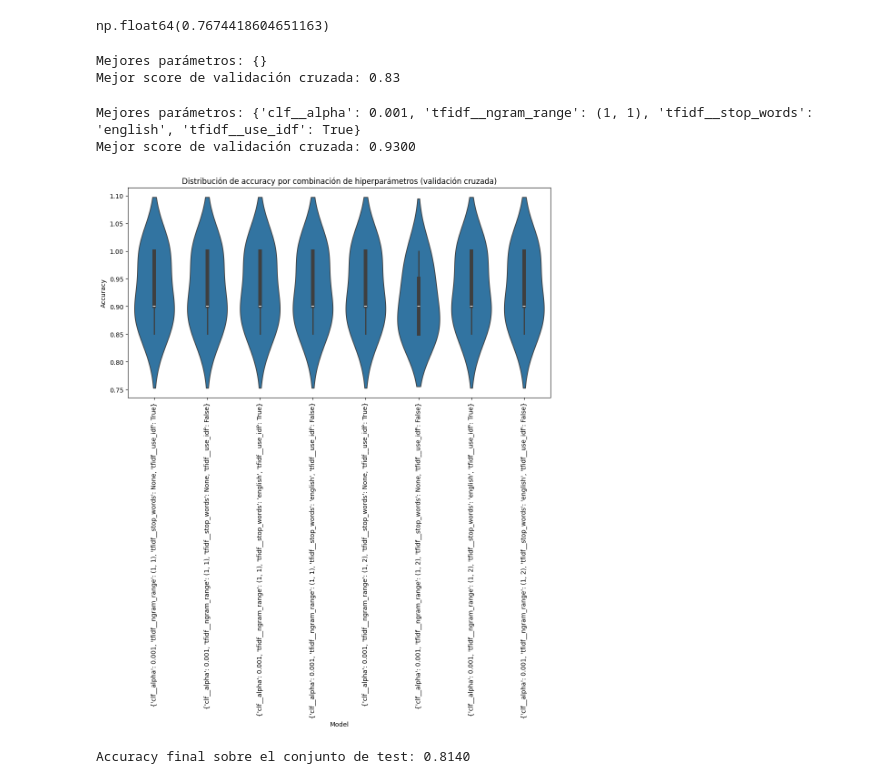
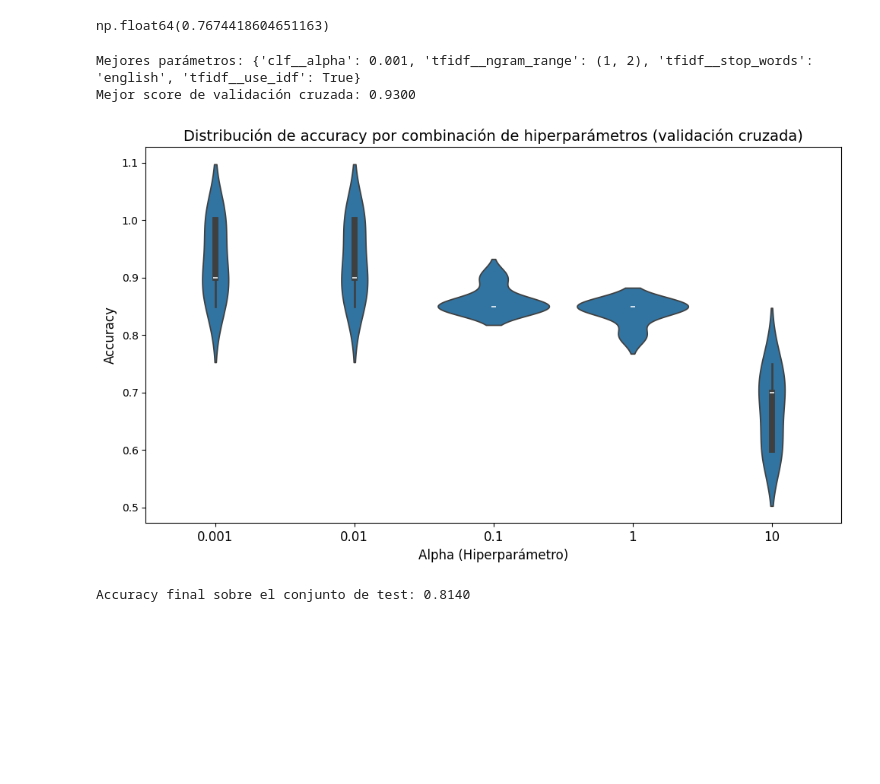
Before and after one commit to Francisco-Garchitorena/IntroCD_Izquierdo_Garchitorena, a Jupyter notebook: Tarea_2/us2020_propuesta_estudiantes_FINAL.ipynb, the cells around one changed output. Drawn from its saved outputs; the diff is of its cells as text; code cells hidden in the pictures; blank space fills up the shorter version.

```diff
--- a/Tarea_2/us2020_propuesta_estudiantes_FUNCIONA.ipynb
+++ b/Tarea_2/us2020_propuesta_estudiantes_FINAL.ipynb
@@ -609,29 +600,9 @@ def get_accuracy(y_true, y_pred):
 get_accuracy(y_test, y_pred)
 # %% [output]
 np.float64(0.7674418604651163)
-# %%
-# 2: Implemente una búsqueda de hiperparámetros usando GridSearchCV.
-# Definir los parámetros a buscar
-param_grid = {
-
-}
-# Crear el modelo Multinomial Naive Bayes
-nb_model_grid = MultinomialNB()
-# Crear el objeto GridSearchCV
-grid_search = GridSearchCV(estimator=nb_model_grid, param_grid=param_grid, scoring='accuracy', cv=5, n_jobs=-1)
-# Ajustar el GridSearchCV al conjunto de entrenamiento
-grid_search.fit(X_dev_tfidf_2, y_dev)
-# Obtener los mejores parámetros y el mejor score
-best_params = grid_search.best_params_
-best_score = grid_search.best_score_
-print(f"Mejores parámetros: {best_params}")
-print(f"Mejor score de validación cruzada: {best_score:.2f}")
-
-# Genere una visualización que permita comparar las métricas (e.g: accuracy) de los distintos modelos entrenados, viendo el valor promedio y variabilidad de las mismas en todos los splits (e.g: en un gráfico de violín).
-# %% [output]
-Mejores parámetros: {}
-Mejor score de validación cruzada: 0.83
 # %%
+# 2: Implemente una búsqueda de hiperparámetros usando GridSearchCV.
+
 from sklearn.pipeline import Pipeline
 from sklearn.feature_extraction.text import TfidfVectorizer
 from sklearn.naive_bayes import MultinomialNB
@@ -647,10 +618,10 @@ pipeline = Pipeline([
 ])
 
 param_grid = {
-    'tfidf__stop_words': [None, 'english'],
-    'tfidf__ngram_range': [(1,1), (1,2)],
-    'tfidf__use_idf': [True, False],
-    'clf__alpha': [0.001],
+    'tfidf__stop_words': ['english'],
+    'tfidf__ngram_range': [(1,2)],
+    'tfidf__use_idf': [True],
+    'clf__alpha': [0.001, 0.01,0.1, 1, 10],
   #  'clf__fit_prior': [True, False]
 }
 
@@ -660,38 +631,40 @@ grid_search.fit(X_dev, y_dev)
 print("Mejores parámetros:", grid_search.best_params_)
 print(f"Mejor score de validación cruzada: {grid_search.best_score_:.4f}")
 # %% [output]
-Mejores parámetros: {'clf__alpha': 0.001, 'tfidf__ngram_range': (1, 1), 'tfidf__stop_words': 'english', 'tfidf__use_idf': True}
+Mejores parámetros: {'clf__alpha': 0.001, 'tfidf__ngram_range': (1, 2), 'tfidf__stop_words': 'english', 'tfidf__use_idf': True}
 Mejor score de validación cruzada: 0.9300
 # %%
 
 # Supongamos que ya tienes grid_search entrenado
 # grid_search.fit(X_dev, y_dev)
 
 results = grid_search.cv_results_
 
 # Preparar datos para gráfico violín
 data = []
 
 for i in range(len(results['params'])):
-    params_str = str(results['params'][i])  # Parámetros en string para etiquetar
+    params_str = str(results['params'][i]['clf__alpha'])  # Parámetros en string para etiquetar
     for fold_idx in range(grid_search.cv):  # cv splits
         score = results[f'split{fold_idx}_test_score'][i]
         data.append({
             'Model': params_str,
             'Fold': fold_idx + 1,
             'Accuracy': score
         })
 
 df = pd.DataFrame(data)
 
-plt.figure(figsize=(12,6))
+plt.figure(figsize=(10,6))
 sns.violinplot(x='Model', y='Accuracy', data=df)
-plt.xticks(rotation=90)
-plt.title('Distribución de accuracy por combinación de hiperparámetros (validación cruzada)')
+plt.xticks(rotation=0, fontsize=12)
+plt.xlabel('Alpha (Hiperparámetro)', fontsize=12)
+plt.ylabel('Accuracy', fontsize=12)
+plt.title('Distribución de accuracy por combinación de hiperparámetros (validación cruzada)', fontsize=14)
 plt.tight_layout()
 plt.show()
 # %% [output]
-[figure, old version]
+[figure, new version]
 # %%
 # Re-entreno el modelo con los mejores parámetros encontrados en el GridSearchCV y evalúelo sobre el conjunto de test.
 from sklearn.pipeline import Pipeline
```
Also changed, not shown: parts of 30 cells of this notebook, 1 other file.
